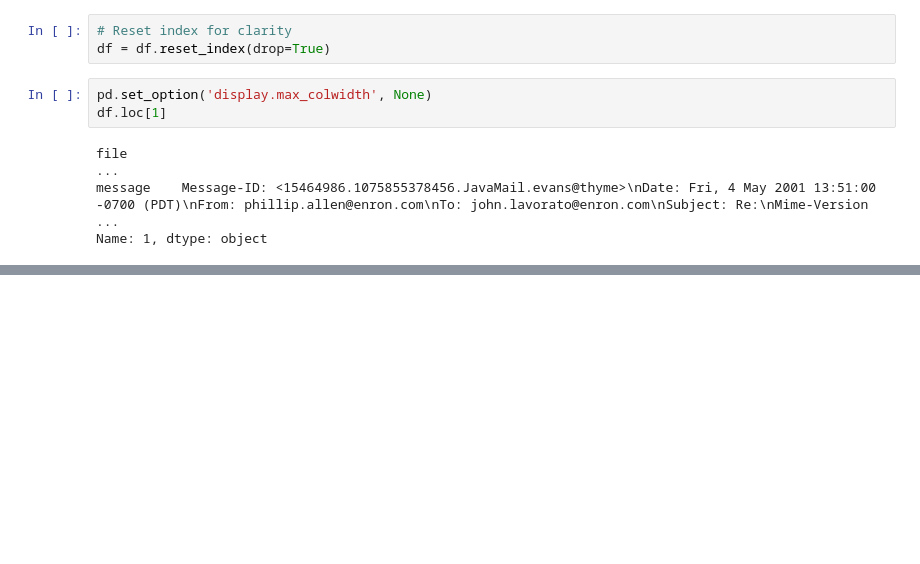
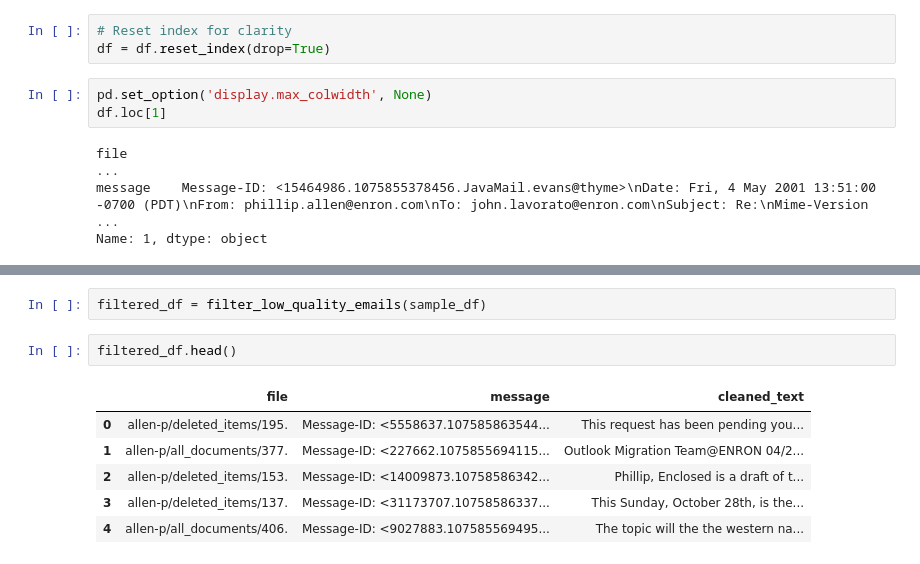
Before and after one commit to Esme-raida/Email_Summaizer, a Jupyter notebook: main.ipynb, the cells around one changed output, grey strips where cells are left out. Drawn from its saved outputs; the diff is of its cells as text; blank space fills up the shorter version.

```diff
--- a/main.ipynb
+++ b/main.ipynb
@@ -176,0 +353,11 @@ df.head()
+# %%
+filtered_df = filter_low_quality_emails(sample_df)
+# %%
+filtered_df.head()
+# %% [output]
+|  | file | message | cleaned_text |
+| 0 | allen-p/deleted_items/195. | Message-ID: <5558637.107585863544... | This request has been pending you... |
+| 1 | allen-p/all_documents/377. | Message-ID: <227662.1075855694115... | Outlook Migration Team@ENRON 04/2... |
+| 2 | allen-p/deleted_items/153. | Message-ID: <14009873.10758586342... | Phillip, Enclosed is a draft of t... |
+| 3 | allen-p/deleted_items/137. | Message-ID: <31173707.10758586337... | This Sunday, October 28th, is the... |
+| 4 | allen-p/all_documents/406. | Message-ID: <9027883.107585569495... | The topic will the the western na... |
```
Also changed, not shown: parts of 56 cells of this notebook.
